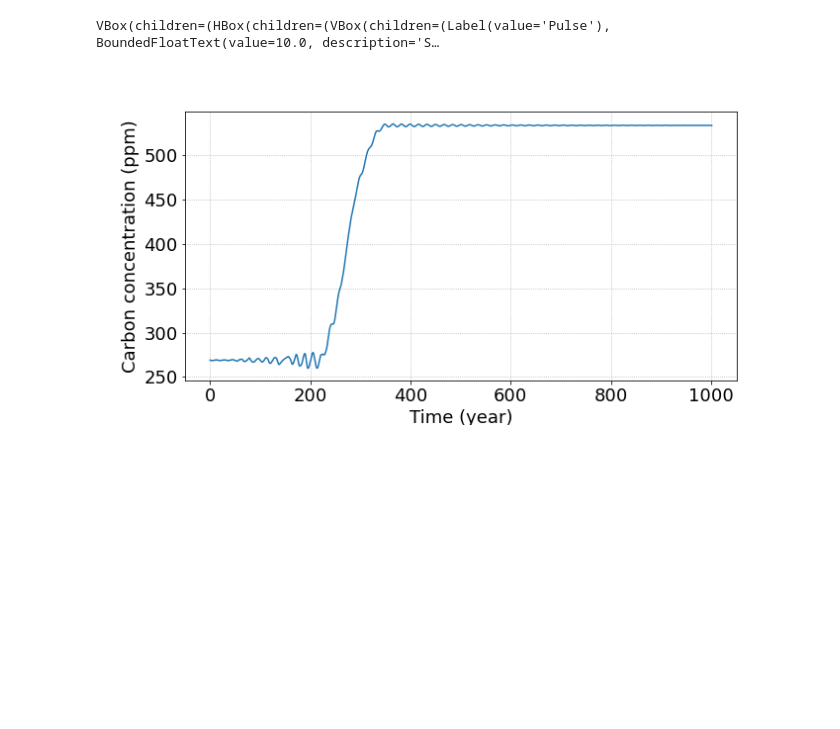
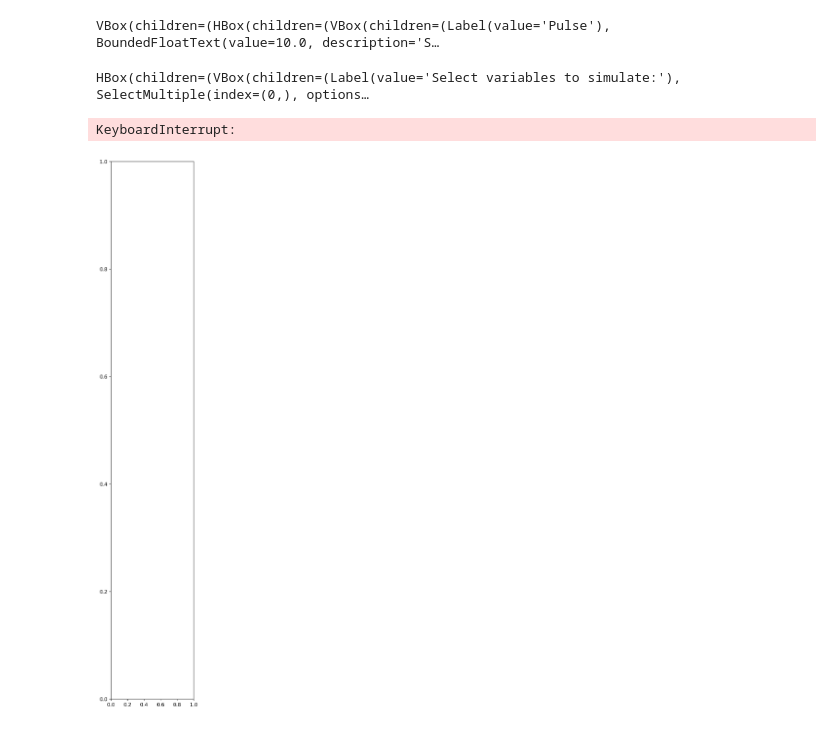
Before and after one commit to binchengecon/QuantClimateChange3, a Jupyter notebook: _build/jupyter_execute/NonlinearCarbon.ipynb, the cells around one changed output. Saved outputs shown, nothing was run; the diff lists cells and outputs as text; code cells hidden in the pictures; blank space fills up the shorter version.

```diff
--- a/_build/jupyter_execute/NonlinearCarbon.ipynb
+++ b/_build/jupyter_execute/NonlinearCarbon.ipynb
@@ -11,16 +11,28 @@ warnings.filterwarnings('ignore')
 display(Param_Panel)
 # %% [output]
 VBox(children=(HBox(children=(VBox(children=(Label(value='Pulse'), BoundedFloatText(value=10.0, description='S…
-# %%
-# tv,Tv,Cv,Ct = model(0,0,"rcp60co2eqv3",0.3916)
-
-# plt.figure(figsize=(10, 5))
-# plt.plot(tv, Ct)
-# plt.tick_params(axis='both', which='major', labelsize=18)
-# plt.xlabel('Time (year)',fontsize = 18);
-# plt.ylabel('Carbon concentration (ppm)',fontsize = 18);
-# plt.grid(linestyle=':')
-# plt.savefig("test.png")
-Image("test.png")
-# %% [output]
-[figure, removed]
+# %%
+pulsesize = pulse_size.value
+pulseyear = pulse_year.value
+pulsebaseline=pulse_baseline.value
+pulsecearth = cearth.value
+
+
+
+display(simulate_box_external_run)
+# %% [output]
+HBox(children=(VBox(children=(Label(value='Select variables to simulate:'), SelectMultiple(index=(0,), options…
+# %%
+all_var_names = ['Temperature Anomaly', 'Carbon Concentration Dynamics', 'Carbon Emission', 'Impulse Response Function']
+selected_index = [all_var_names.index(element) for element in simulate_external.value]
+# print(selected_index)
+
+# for j in selected_index:
+#     print(j+1)
+
+fig, ax = plot_simulation(pulsesize, pulseyear,pulsebaseline,pulsecearth, selected_index)
+plt.tight_layout()
+plt.show()
+# %% [output]
+KeyboardInterrupt:
+[figure, added]
```
Also changed, not shown: parts of 1 cell of this notebook, 16 other files.
